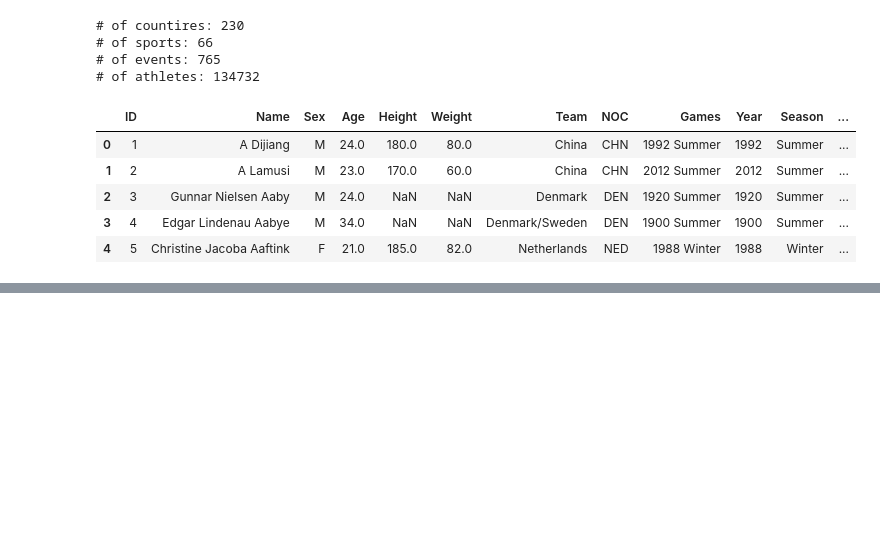
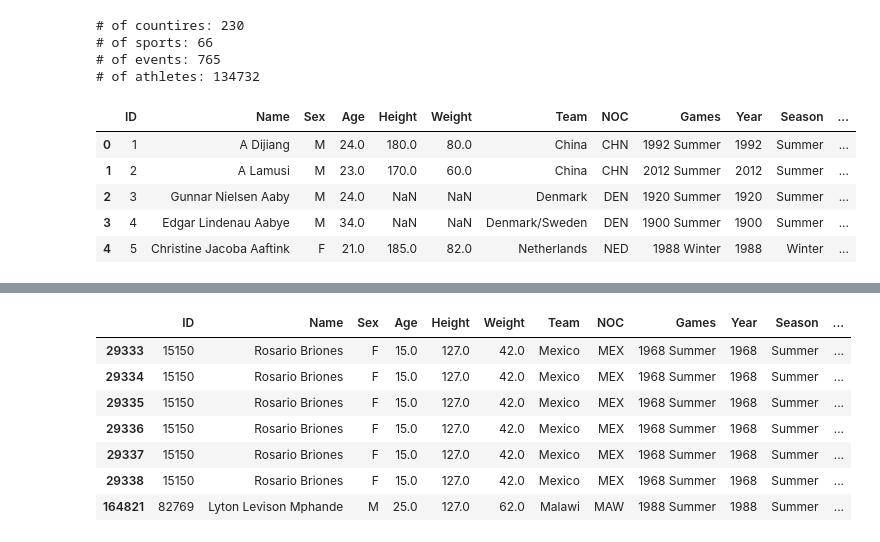
Before and after one commit to liza-no/CS450_Programming_Course, a Jupyter notebook: data-exploration.ipynb, the cells around one changed output, grey strips where cells are left out. Cells and saved outputs as stored; diff of their text form; code cells hidden in the pictures; blank space fills up the shorter version.

```diff
--- a/data-exploration.ipynb
+++ b/data-exploration.ipynb
@@ -49,0 +125,12 @@ tallest_athlete
+# %%
+# Check values
+athletes[athletes['Height'] == 127.0]
+# %% [output]
+|  | ID | Name | Sex | Age | Height | Weight | Team | NOC | Games | Year | Season | ... |
+| 29333 | 15150 | Rosario Briones | F | 15.0 | 127.0 | 42.0 | Mexico | MEX | 1968 Summer | 1968 | Summer | ... |
+| 29334 | 15150 | Rosario Briones | F | 15.0 | 127.0 | 42.0 | Mexico | MEX | 1968 Summer | 1968 | Summer | ... |
+| 29335 | 15150 | Rosario Briones | F | 15.0 | 127.0 | 42.0 | Mexico | MEX | 1968 Summer | 1968 | Summer | ... |
+| 29336 | 15150 | Rosario Briones | F | 15.0 | 127.0 | 42.0 | Mexico | MEX | 1968 Summer | 1968 | Summer | ... |
+| 29337 | 15150 | Rosario Briones | F | 15.0 | 127.0 | 42.0 | Mexico | MEX | 1968 Summer | 1968 | Summer | ... |
+| 29338 | 15150 | Rosario Briones | F | 15.0 | 127.0 | 42.0 | Mexico | MEX | 1968 Summer | 1968 | Summer | ... |
+| 164821 | 82769 | Lyton Levison Mphande | M | 25.0 | 127.0 | 62.0 | Malawi | MAW | 1988 Summer | 1988 | Summer | ... |
```
Also changed, not shown: parts of 8 cells of this notebook.
